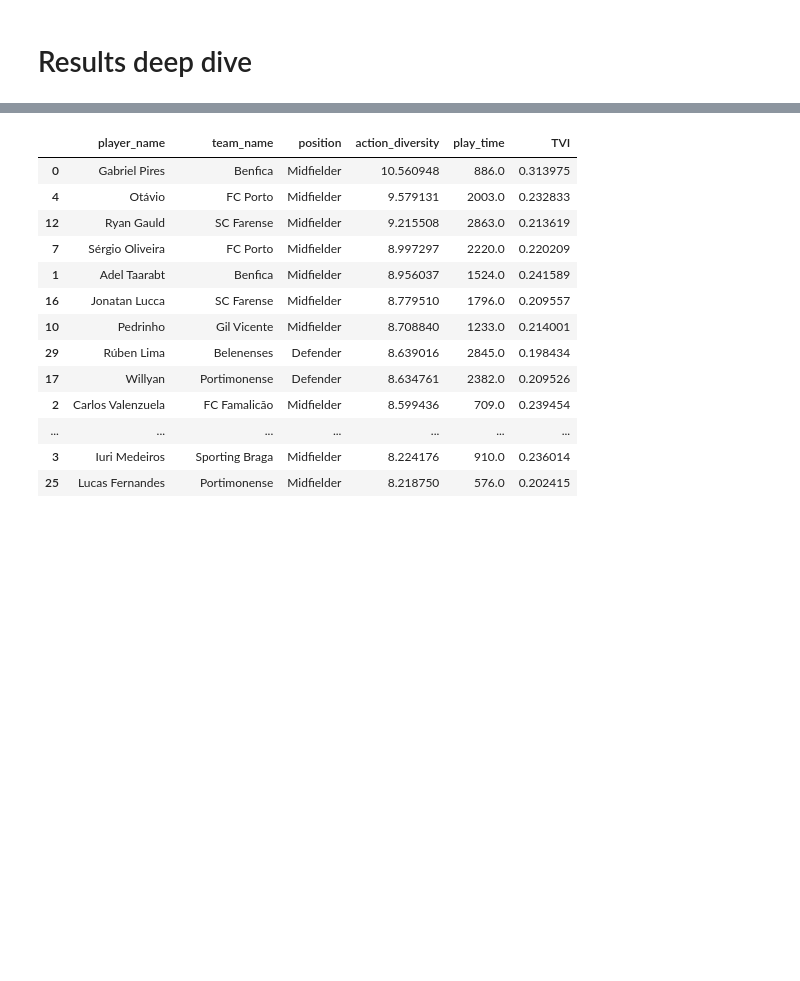
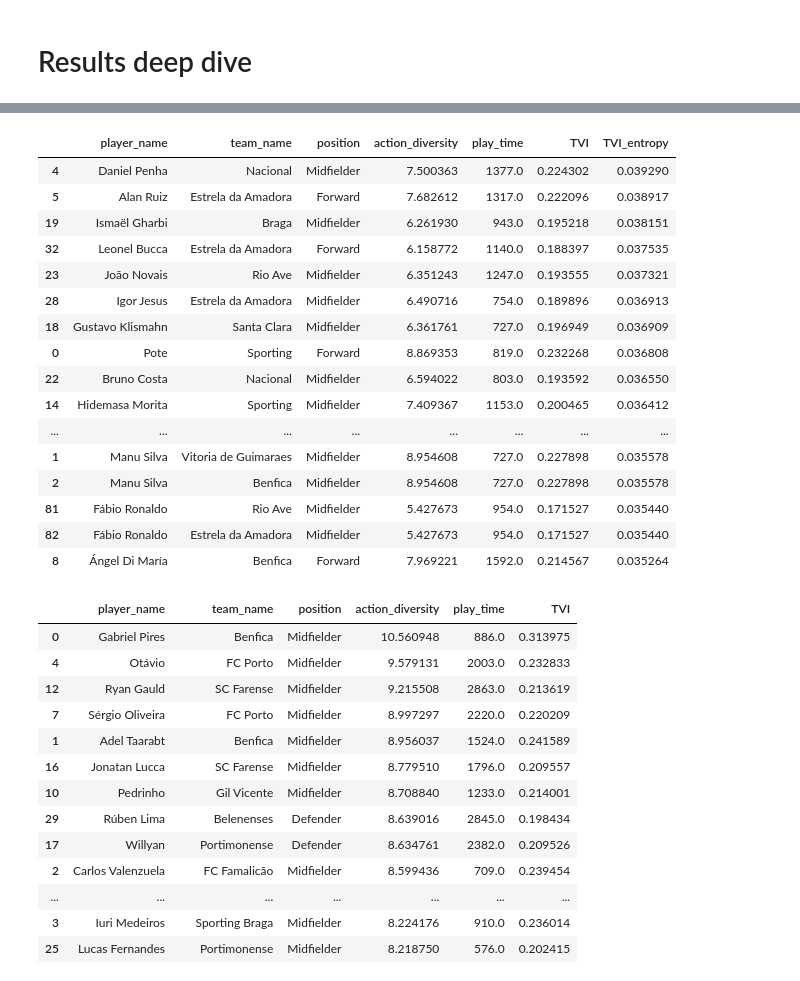
Before and after one commit to LuisSimoes17/TVI_footballindex, a Jupyter notebook: examples/tvi_exploration.ipynb, the cells around one changed output, grey strips where cells are left out. Saved outputs shown, nothing was run; the diff lists cells and outputs as text; code cells hidden in the pictures; blank space fills up the shorter version.

```diff
--- a/examples/tvi_exploration.ipynb
+++ b/examples/tvi_exploration.ipynb
@@ -178,3 +227,23 @@ tvi_final_wNames_filtered[['player_name', 'team_name', 'position', 'action_diver
+# %%
+tvi_final_wNames_filtered[['player_name', 'team_name', 'position', 'action_diversity', 'play_time', 'TVI', 'TVI_entropy']].sort_values('TVI_entropy', ascending=False).head(20)
+# %% [output]
+|  | player_name | team_name | position | action_diversity | play_time | TVI | TVI_entropy |
+| 4 | Daniel Penha | Nacional | Midfielder | 7.500363 | 1377.0 | 0.224302 | 0.039290 |
+| 5 | Alan Ruiz | Estrela da Amadora | Forward | 7.682612 | 1317.0 | 0.222096 | 0.038917 |
+| 19 | Ismaël Gharbi | Braga | Midfielder | 6.261930 | 943.0 | 0.195218 | 0.038151 |
+| 32 | Leonel Bucca | Estrela da Amadora | Forward | 6.158772 | 1140.0 | 0.188397 | 0.037535 |
+| 23 | João Novais | Rio Ave | Midfielder | 6.351243 | 1247.0 | 0.193555 | 0.037321 |
+| 28 | Igor Jesus | Estrela da Amadora | Midfielder | 6.490716 | 754.0 | 0.189896 | 0.036913 |
+| 18 | Gustavo Klismahn | Santa Clara | Midfielder | 6.361761 | 727.0 | 0.196949 | 0.036909 |
+| 0 | Pote | Sporting | Forward | 8.869353 | 819.0 | 0.232268 | 0.036808 |
+| 22 | Bruno Costa | Nacional | Midfielder | 6.594022 | 803.0 | 0.193592 | 0.036550 |
+| 14 | Hidemasa Morita | Sporting | Midfielder | 7.409367 | 1153.0 | 0.200465 | 0.036412 |
+| ... | ... | ... | ... | ... | ... | ... | ... |
+| 1 | Manu Silva | Vitoria de Guimaraes | Midfielder | 8.954608 | 727.0 | 0.227898 | 0.035578 |
+| 2 | Manu Silva | Benfica | Midfielder | 8.954608 | 727.0 | 0.227898 | 0.035578 |
+| 81 | Fábio Ronaldo | Rio Ave | Midfielder | 5.427673 | 954.0 | 0.171527 | 0.035440 |
+| 82 | Fábio Ronaldo | Estrela da Amadora | Midfielder | 5.427673 | 954.0 | 0.171527 | 0.035440 |
+| 8 | Ángel Di María | Benfica | Forward | 7.969221 | 1592.0 | 0.214567 | 0.035264 |
 # %%
 tvi_final_wNames_filtered[['player_name', 'team_name', 'position', 'action_diversity', 'play_time', 'TVI']].sort_values('action_diversity', ascending=False).head(20)
 # %% [output]
```
Also changed, not shown: parts of 6 cells of this notebook, 1 other file.
